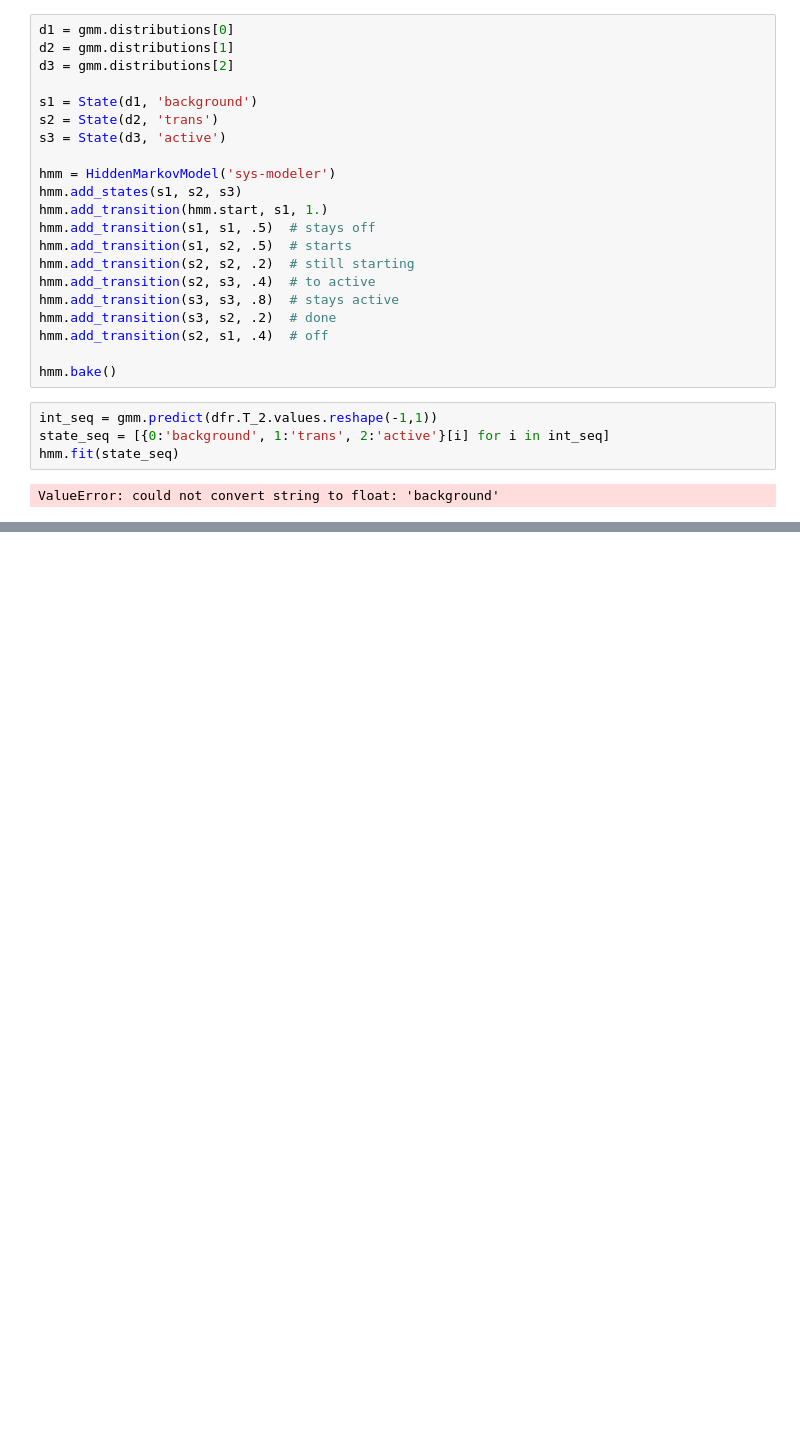
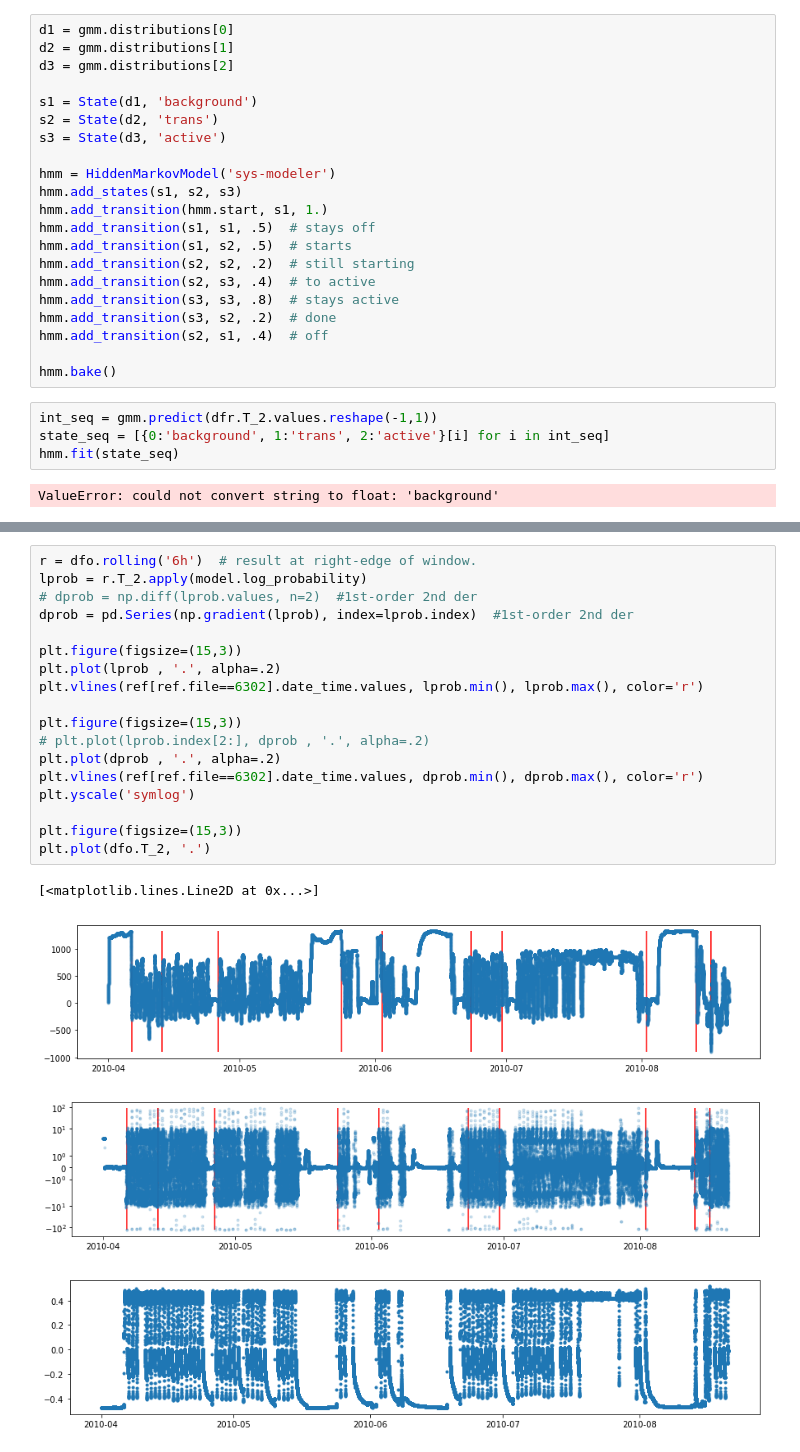
Before and after one commit to rtbs-dev/phm-feature-maker, a Jupyter notebook: pomegranate_hmm.ipynb, the cells around one changed output, grey strips where cells are left out. Drawn from its saved outputs; the diff is of its cells as text; blank space fills up the shorter version.

```diff
--- a/pomegranate_hmm.ipynb
+++ b/pomegranate_hmm.ipynb
@@ -257,0 +275,23 @@ plt.legend(['HMM', 'T_2'])
+# %%
+r = dfo.rolling('6h')  # result at right-edge of window.
+lprob = r.T_2.apply(model.log_probability)
+# dprob = np.diff(lprob.values, n=2)  #1st-order 2nd der
+dprob = pd.Series(np.gradient(lprob), index=lprob.index)  #1st-order 2nd der
+
+plt.figure(figsize=(15,3))
+plt.plot(lprob , '.', alpha=.2)
+plt.vlines(ref[ref.file==6302].date_time.values, lprob.min(), lprob.max(), color='r')
+
+plt.figure(figsize=(15,3))
+# plt.plot(lprob.index[2:], dprob , '.', alpha=.2)
+plt.plot(dprob , '.', alpha=.2)
+plt.vlines(ref[ref.file==6302].date_time.values, dprob.min(), dprob.max(), color='r')
+plt.yscale('symlog')
+
+plt.figure(figsize=(15,3))
+plt.plot(dfo.T_2, '.')
+# %% [output]
+[<matplotlib.lines.Line2D at 0x...>]
+[figure, added]
+[figure, added]
+[figure, added]
```
Also changed, not shown: parts of 7 cells of this notebook.
